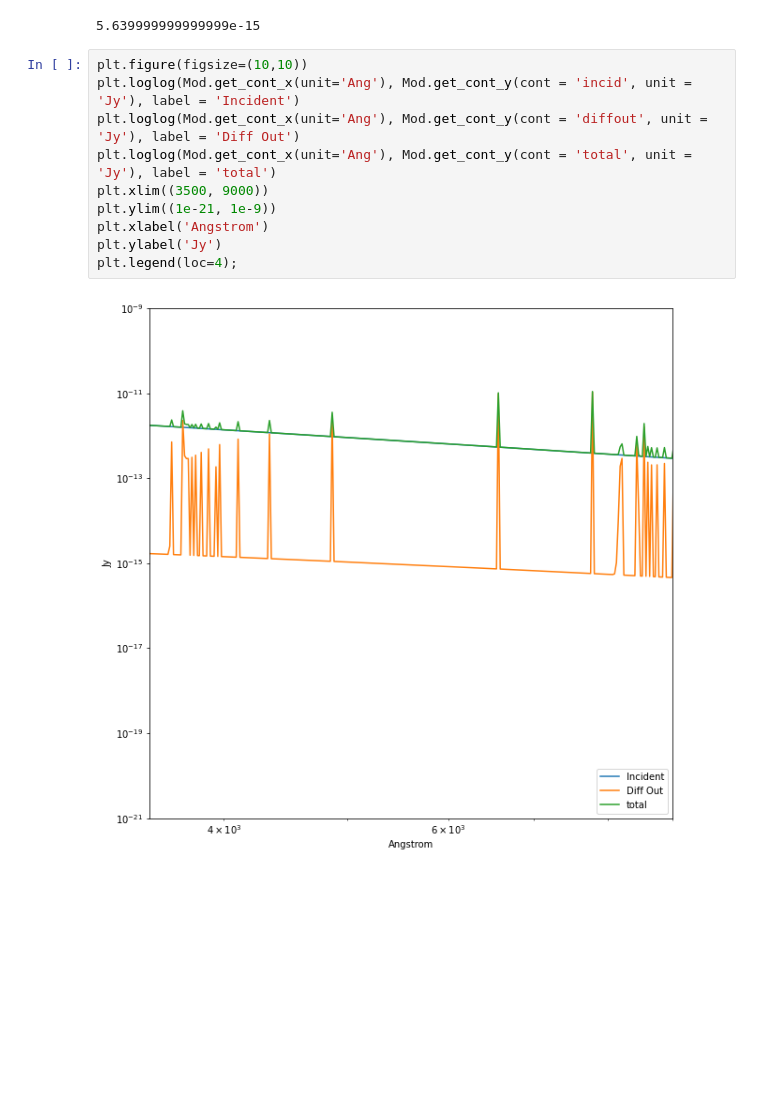
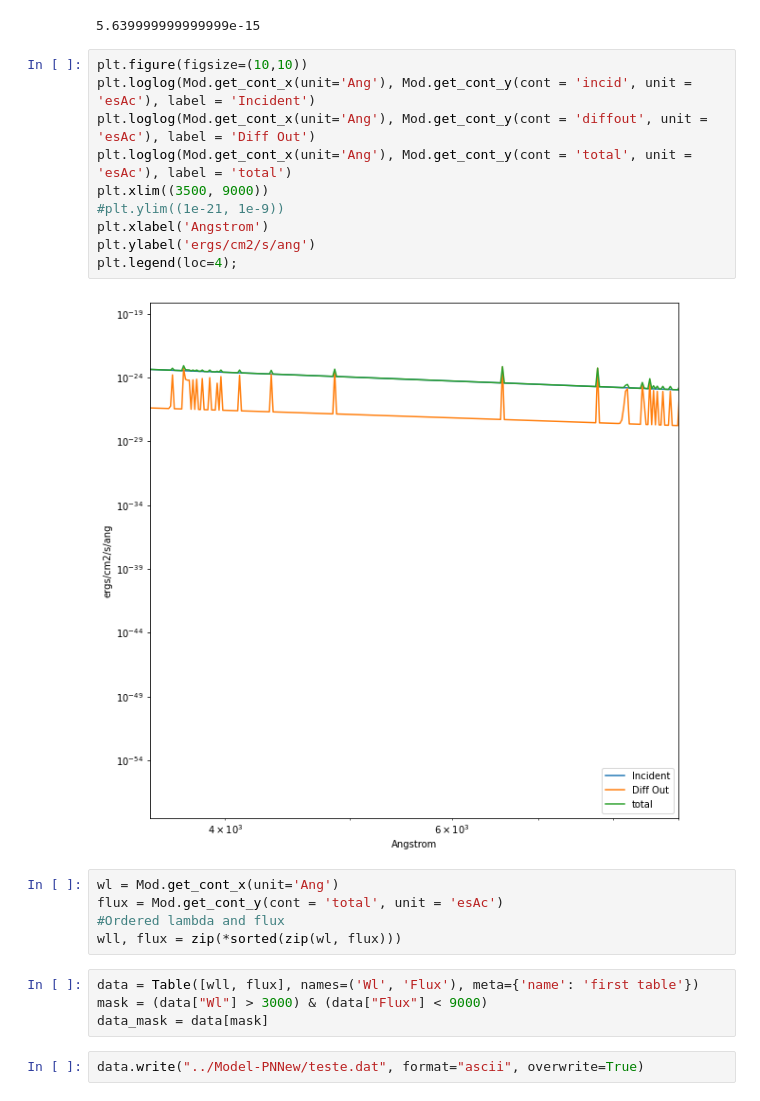
Before and after one commit to AngelGSoto/PNe-LAMOST, a Jupyter notebook: notebook/try-reproduce-spectra-pyCloudy.ipynb, the cells around one changed output. Drawn from its saved outputs; the diff is of its cells as text; blank space fills up the shorter version.

Commit message:
Making claudy models

```diff
--- a/notebook/try-reproduce-spectra-pyCloudy.ipynb
+++ b/notebook/try-reproduce-spectra-pyCloudy.ipynb
@@ -152,13 +153,24 @@ Mod.get_ab_ion_vol_ne('O',2)
 5.639999999999999e-15
 # %%
 plt.figure(figsize=(10,10))
-plt.loglog(Mod.get_cont_x(unit='Ang'), Mod.get_cont_y(cont = 'incid', unit = 'Jy'), label = 'Incident')
-plt.loglog(Mod.get_cont_x(unit='Ang'), Mod.get_cont_y(cont = 'diffout', unit = 'Jy'), label = 'Diff Out')
-plt.loglog(Mod.get_cont_x(unit='Ang'), Mod.get_cont_y(cont = 'total', unit = 'Jy'), label = 'total')
+plt.loglog(Mod.get_cont_x(unit='Ang'), Mod.get_cont_y(cont = 'incid', unit = 'esAc'), label = 'Incident')
+plt.loglog(Mod.get_cont_x(unit='Ang'), Mod.get_cont_y(cont = 'diffout', unit = 'esAc'), label = 'Diff Out')
+plt.loglog(Mod.get_cont_x(unit='Ang'), Mod.get_cont_y(cont = 'total', unit = 'esAc'), label = 'total')
 plt.xlim((3500, 9000))
-plt.ylim((1e-21, 1e-9))
+#plt.ylim((1e-21, 1e-9))
 plt.xlabel('Angstrom')
-plt.ylabel('Jy')
+plt.ylabel('ergs/cm2/s/ang')
 plt.legend(loc=4);
 # %% [output]
-[figure, old version]
+[figure, new version]
+# %%
+wl = Mod.get_cont_x(unit='Ang')
+flux = Mod.get_cont_y(cont = 'total', unit = 'esAc')
+#Ordered lambda and flux
+wll, flux = zip(*sorted(zip(wl, flux)))
+# %%
+data = Table([wll, flux], names=('Wl', 'Flux'), meta={'name': 'first table'})
+mask = (data["Wl"] > 3000) & (data["Flux"] < 9000)
+data_mask = data[mask]
+# %%
+data.write("../Model-PNNew/teste.dat", format="ascii", overwrite=True)
```
Also changed, not shown: parts of 17 cells of this notebook, 24 other files.
